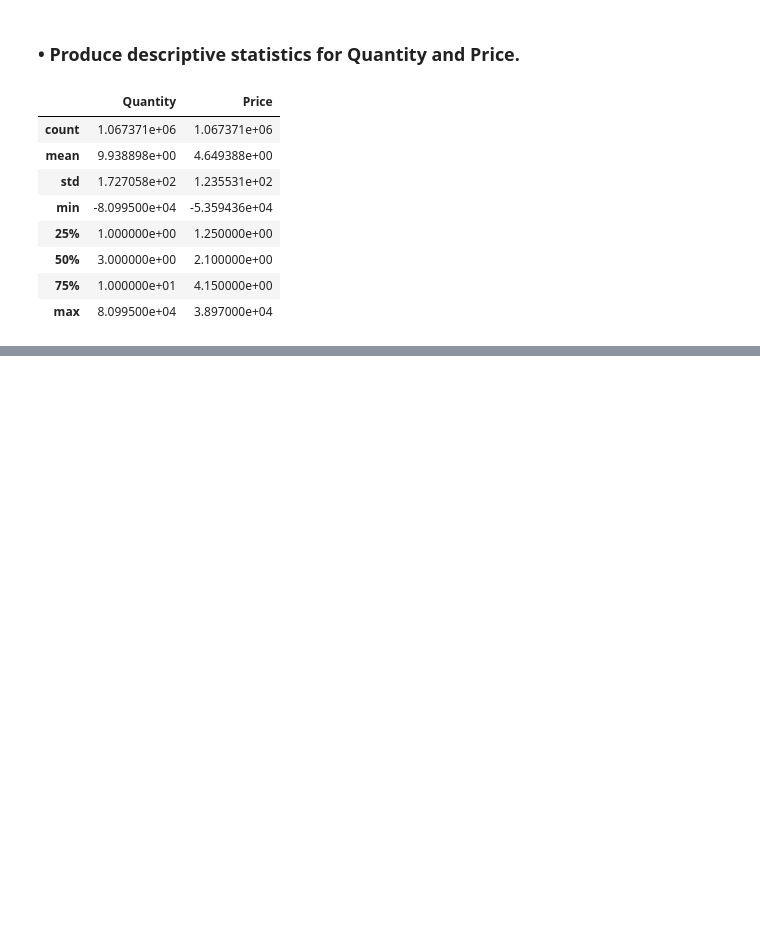
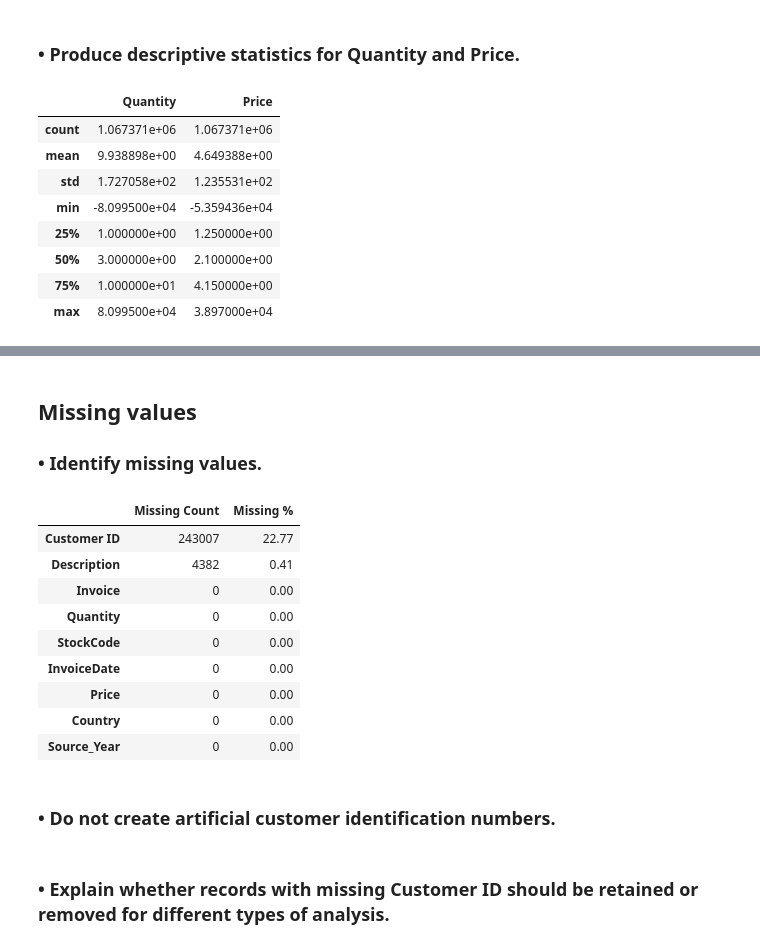
Before and after one commit to JoseAlberto88/Cleaning-Online-Retail-Data-and-Predicting-Purchase-Quantity, a Jupyter notebook: Cleaning_Data.ipynb, the cells around one changed output, grey strips where cells are left out. Drawn from its saved outputs; the diff is of its cells as text; code cells hidden in the pictures; blank space fills up the shorter version.

```diff
--- a/Cleaning_Data.ipynb
+++ b/Cleaning_Data.ipynb
@@ -216,0 +261,22 @@ df[['Quantity', 'Price']].describe()
+# %% [markdown]
+## **Missing values**
+
+### •	Identify missing values.
+# %%
+# In the previous section, we have already identifed the number of missing anf percentage. Now, we will just sort those values ascending
+
+missing_summary = missing_summary.sort_values(by='Missing %', ascending=False)
+missing_summary
+# %% [output]
+|  | Missing Count | Missing % |
+| Customer ID | 243007 | 22.77 |
+| Description | 4382 | 0.41 |
+| Invoice | 0 | 0.00 |
+| Quantity | 0 | 0.00 |
+| StockCode | 0 | 0.00 |
+| InvoiceDate | 0 | 0.00 |
+| Price | 0 | 0.00 |
+| Country | 0 | 0.00 |
+| Source_Year | 0 | 0.00 |
+# %% [markdown]
+### •	Do not create artificial customer identification numbers.
@@ -216,0 +285,2 @@ df[['Quantity', 'Price']].describe()
+# %% [markdown]
+### •	Explain whether records with missing Customer ID should be retained or removed for different types of analysis.
```
Also changed, not shown: parts of 6 cells of this notebook.
